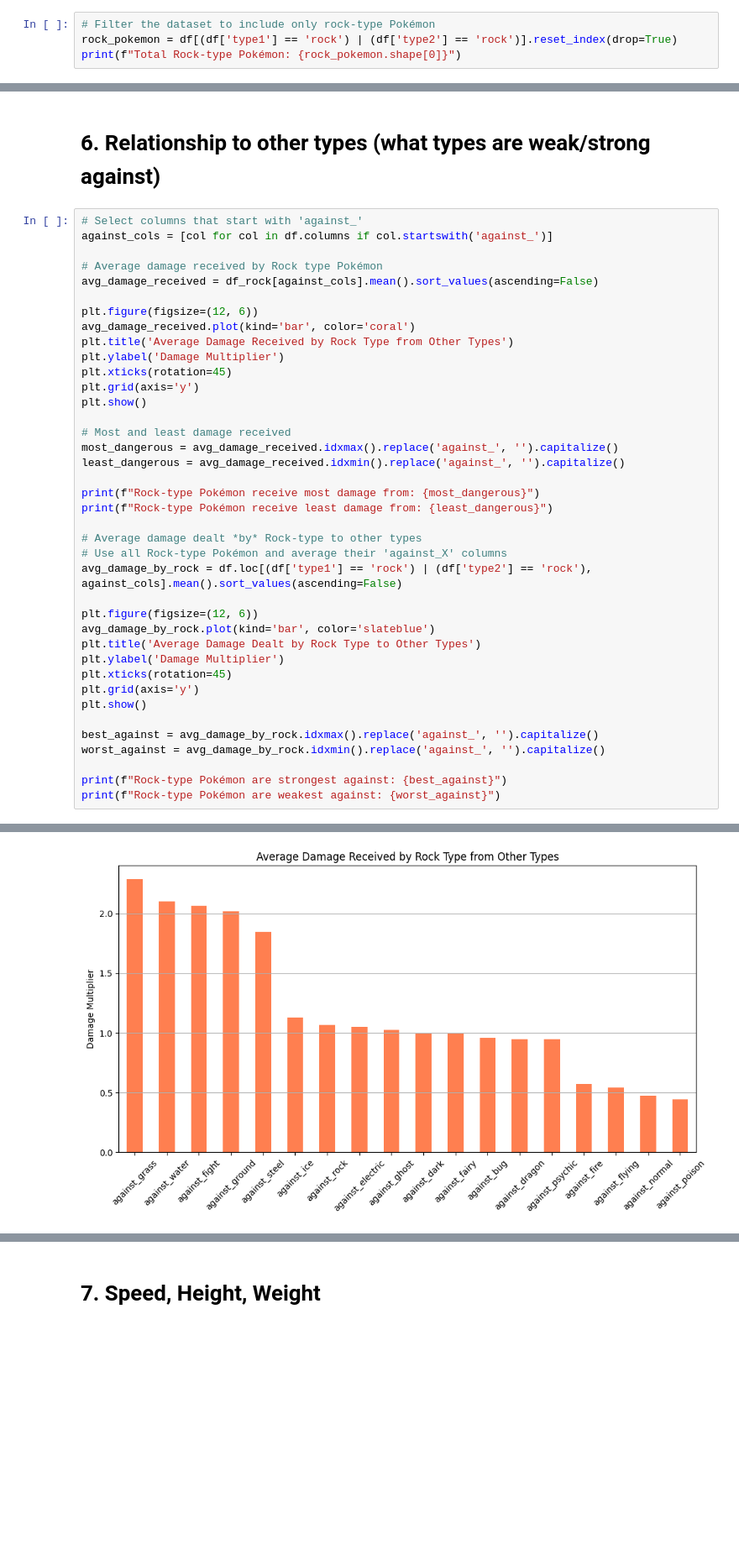
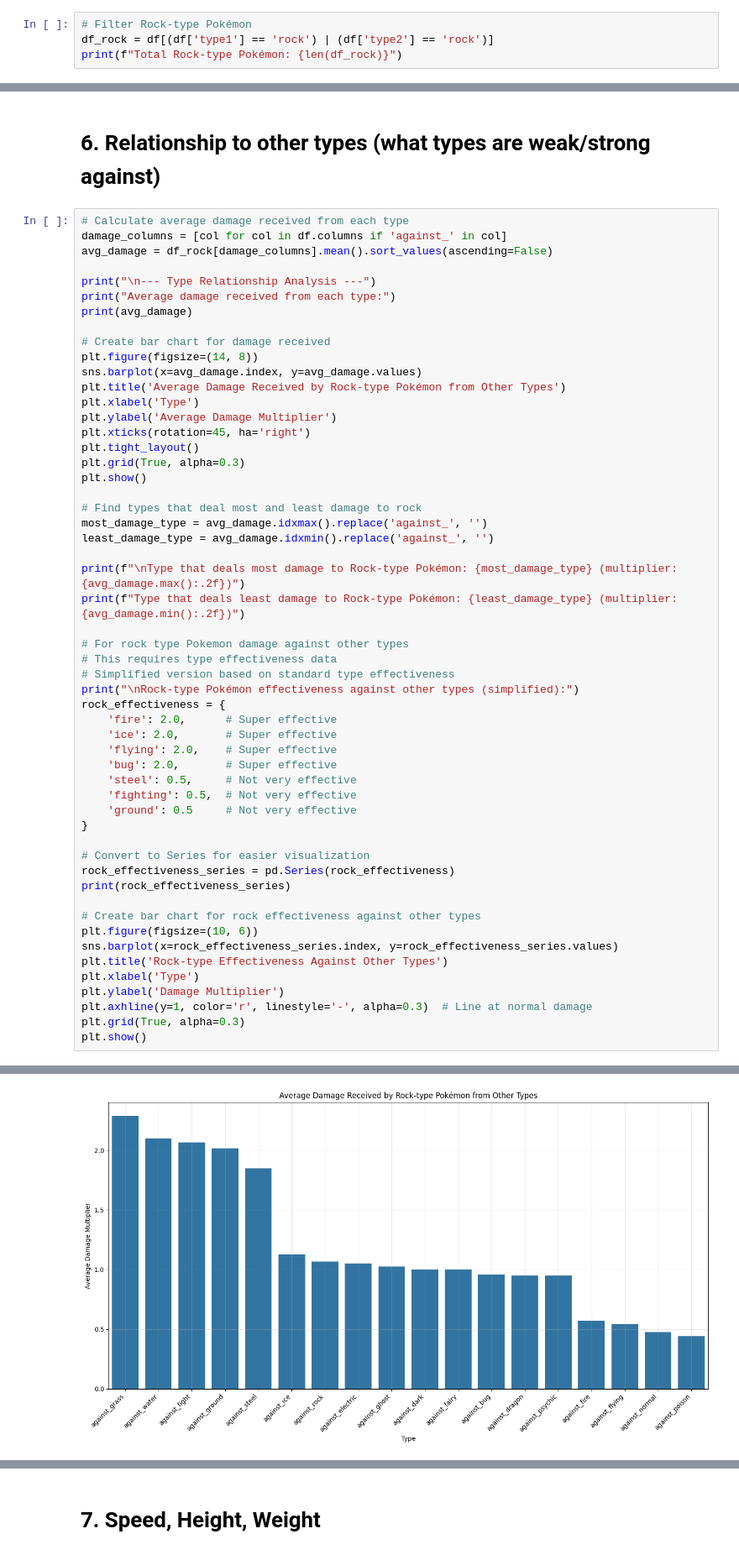
Before and after one commit to driosoft-pro/DataPokemonBattle, a Jupyter notebook: pokemon_battle_rock.ipynb, the cells around one changed output, grey strips where cells are left out. Shown at 84% size. Saved outputs shown, nothing was run; the diff lists cells and outputs as text; blank space fills up the shorter version.

```diff
--- a/pokemon_battle_rock.ipynb
+++ b/pokemon_battle_rock.ipynb
@@ -80,9 +45,9 @@ print(df_rock.columns.tolist())
 # %% [markdown]
 # 1. Basic Count
 # %%
-# Filter the dataset to include only rock-type Pokémon
-rock_pokemon = df[(df['type1'] == 'rock') | (df['type2'] == 'rock')].reset_index(drop=True)
-print(f"Total Rock-type Pokémon: {rock_pokemon.shape[0]}")
+# Filter Rock-type Pokémon
+df_rock = df[(df['type1'] == 'rock') | (df['type2'] == 'rock')]
+print(f"Total Rock-type Pokémon: {len(df_rock)}")
 # %% [output]
 Total Rock-type Pokémon: 59
 # %% [markdown]
@@ -170,42 +235,57 @@ Number of Legendary Rock-type Pokémon: 4
 # %% [markdown]
 # 6. Relationship to other types (what types are weak/strong against)
 # %%
-# Select columns that start with 'against_'
-against_cols = [col for col in df.columns if col.startswith('against_')]
+# Calculate average damage received from each type
+damage_columns = [col for col in df.columns if 'against_' in col]
+avg_damage = df_rock[damage_columns].mean().sort_values(ascending=False)
 
-# Average damage received by Rock type Pokémon
-avg_damage_received = df_rock[against_cols].mean().sort_values(ascending=False)
+print("\n--- Type Relationship Analysis ---")
+print("Average damage received from each type:")
+print(avg_damage)
 
-plt.figure(figsize=(12, 6))
-avg_damage_received.plot(kind='bar', color='coral')
-plt.title('Average Damage Received by Rock Type from Other Types')
-plt.ylabel('Damage Multiplier')
-plt.xticks(rotation=45)
-plt.grid(axis='y')
+# Create bar chart for damage received
+plt.figure(figsize=(14, 8))
+sns.barplot(x=avg_damage.index, y=avg_damage.values)
+plt.title('Average Damage Received by Rock-type Pokémon from Other Types')
+plt.xlabel('Type')
+plt.ylabel('Average Damage Multiplier')
+plt.xticks(rotation=45, ha='right')
+plt.tight_layout()
+plt.grid(True, alpha=0.3)
 plt.show()
 
-# Most and least damage received
-most_dangerous = avg_damage_received.idxmax().replace('against_', '').capitalize()
-least_dangerous = avg_damage_received.idxmin().replace('against_', '').capitalize()
+# Find types that deal most and least damage to rock
+most_damage_type = avg_damage.idxmax().replace('against_', '')
+least_damage_type = avg_damage.idxmin().replace('against_', '')
 
-print(f"Rock-type Pokémon receive most damage from: {most_dangerous}")
-print(f"Rock-type Pokémon receive least damage from: {least_dangerous}")
+print(f"\nType that deals most damage to Rock-type Pokémon: {most_damage_type} (multiplier: {avg_damage.max():.2f})")
+print(f"Type that deals least damage to Rock-type Pokémon: {least_damage_type} (multiplier: {avg_damage.min():.2f})")
 
-# Average damage dealt *by* Rock-type to other types
-# Use all Rock-type Pokémon and average their 'against_X' columns
-avg_damage_by_rock = df.loc[(df['type1'] == 'rock') | (df['type2'] == 'rock'), against_cols].mean().sort_values(ascending=False)
+# For rock type Pokemon damage against other types
+# This requires type effectiveness data
+# Simplified version based on standard type effectiveness
+print("\nRock-type Pokémon effectiveness against other types (simplified):")
+rock_effectiveness = {
+    'fire': 2.0,      # Super effective
+    'ice': 2.0,       # Super effective
+    'flying': 2.0,    # Super effective
+    'bug': 2.0,       # Super effective
+    'steel': 0.5,     # Not very effective
+    'fighting': 0.5,  # Not very effective
+    'ground': 0.5     # Not very effective
+}
 
-plt.figure(figsize=(12, 6))
-avg_damage_by_rock.plot(kind='bar', color='slateblue')
-plt.title('Average Damage Dealt by Rock Type to Other Types')
+# Convert to Series for easier visualization
+rock_effectiveness_series = pd.Series(rock_effectiveness)
+print(rock_effectiveness_series)
+
+# Create bar chart for rock effectiveness against other types
+plt.figure(figsize=(10, 6))
+sns.barplot(x=rock_effectiveness_series.index, y=rock_effectiveness_series.values)
+plt.title('Rock-type Effectiveness Against Other Types')
+plt.xlabel('Type')
 plt.ylabel('Damage Multiplier')
-plt.xticks(rotation=45)
-plt.grid(axis='y')
+plt.axhline(y=1, color='r', linestyle='-', alpha=0.3)  # Line at normal damage
+plt.grid(True, alpha=0.3)
 plt.show()
-
-best_against = avg_damage_by_rock.idxmax().replace('against_', '').capitalize()
-worst_against = avg_damage_by_rock.idxmin().replace('against_', '').capitalize()
-
-print(f"Rock-type Pokémon are strongest against: {best_against}")
-print(f"Rock-type Pokémon are weakest against: {worst_against}")
 # %% [output]
@@ -212 +309 @@ print(f"Rock-type Pokémon are weakest against: {worst_against}")
-[figure, old version]
+[figure, new version]
```
Also changed, not shown: parts of 12 cells of this notebook, 1 other file.
